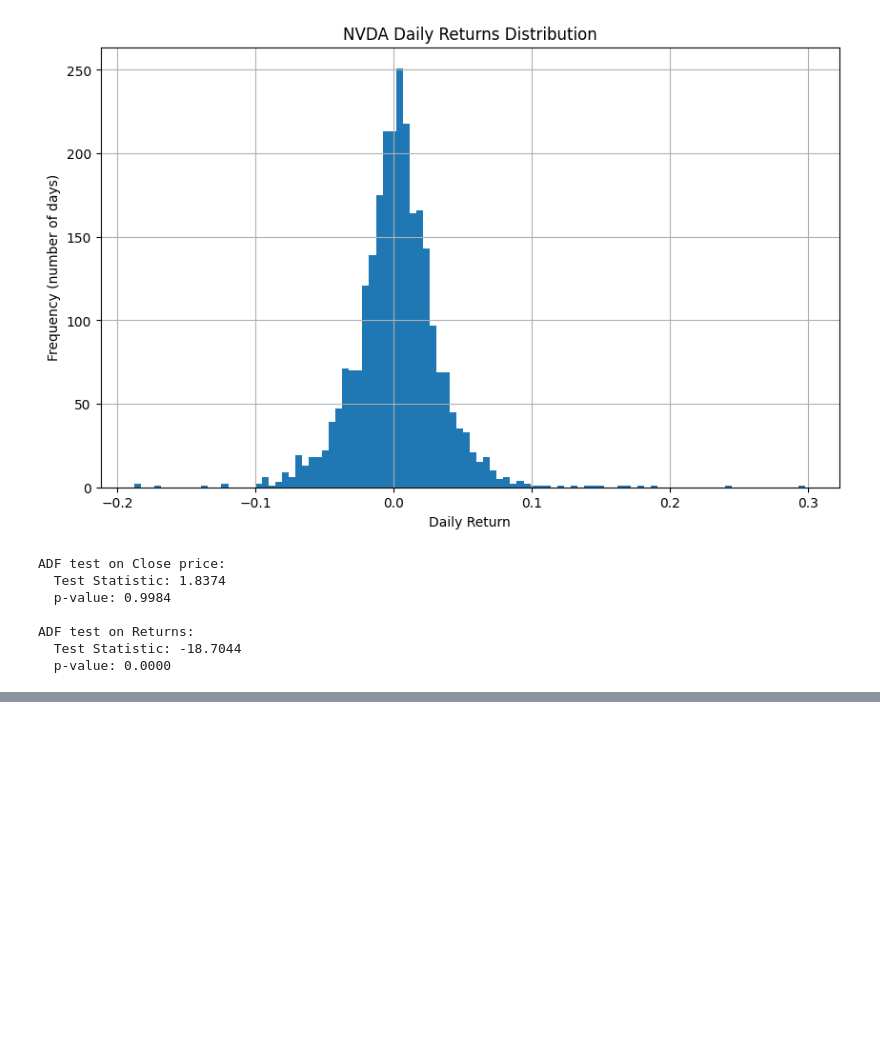
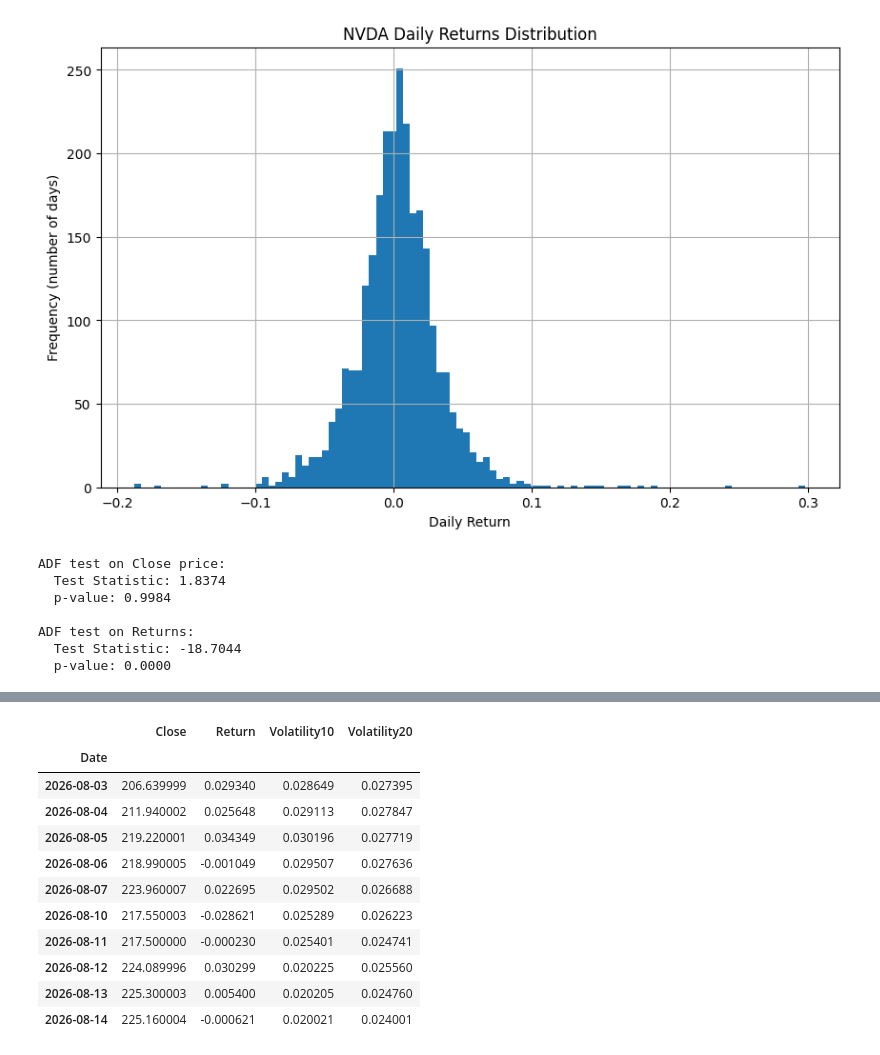
Before and after one commit to YashBhangale216/Stock-Price-Prediction-Financial-Modeling, a Jupyter notebook: eda.ipynb, the cells around one changed output, grey strips where cells are left out. Drawn from its saved outputs; the diff is of its cells as text; code cells hidden in the pictures; blank space fills up the shorter version.

```diff
--- a/eda.ipynb
+++ b/eda.ipynb
@@ -103,0 +153,19 @@ ADF test on Returns:
+# %%
+# Rolling volatility = standard deviation of daily returns over a window
+df['Volatility10'] = df['Return'].rolling(window=10).std()
+df['Volatility20'] = df['Return'].rolling(window=20).std()
+
+df[['Close', 'Return', 'Volatility10', 'Volatility20']].tail(10)
+# %% [output]
+|  | Close | Return | Volatility10 | Volatility20 |
+| Date |  |  |  |  |
+| 2026-08-03 | 206.639999 | 0.029340 | 0.028649 | 0.027395 |
+| 2026-08-04 | 211.940002 | 0.025648 | 0.029113 | 0.027847 |
+| 2026-08-05 | 219.220001 | 0.034349 | 0.030196 | 0.027719 |
+| 2026-08-06 | 218.990005 | -0.001049 | 0.029507 | 0.027636 |
+| 2026-08-07 | 223.960007 | 0.022695 | 0.029502 | 0.026688 |
+| 2026-08-10 | 217.550003 | -0.028621 | 0.025289 | 0.026223 |
+| 2026-08-11 | 217.500000 | -0.000230 | 0.025401 | 0.024741 |
+| 2026-08-12 | 224.089996 | 0.030299 | 0.020225 | 0.025560 |
+| 2026-08-13 | 225.300003 | 0.005400 | 0.020205 | 0.024760 |
+| 2026-08-14 | 225.160004 | -0.000621 | 0.020021 | 0.024001 |
```
Also changed, not shown: parts of 7 cells of this notebook.
